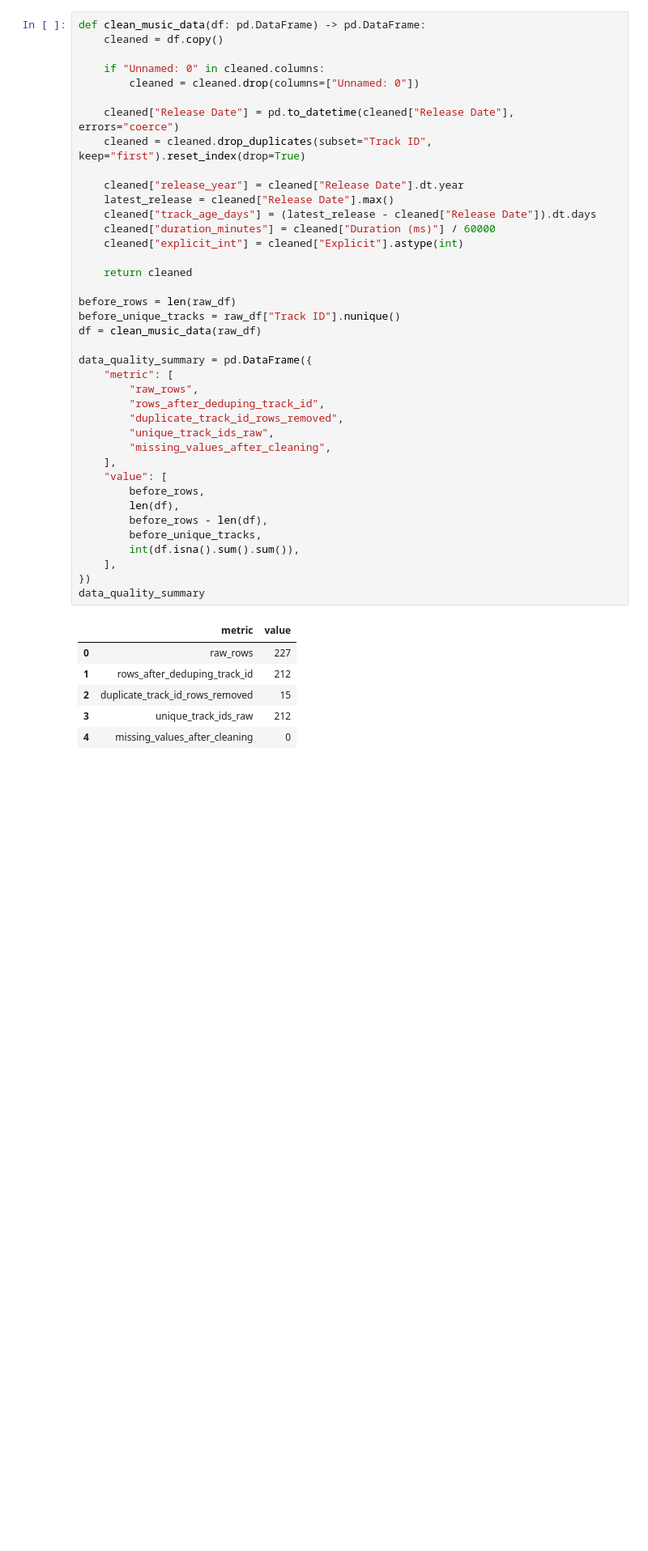
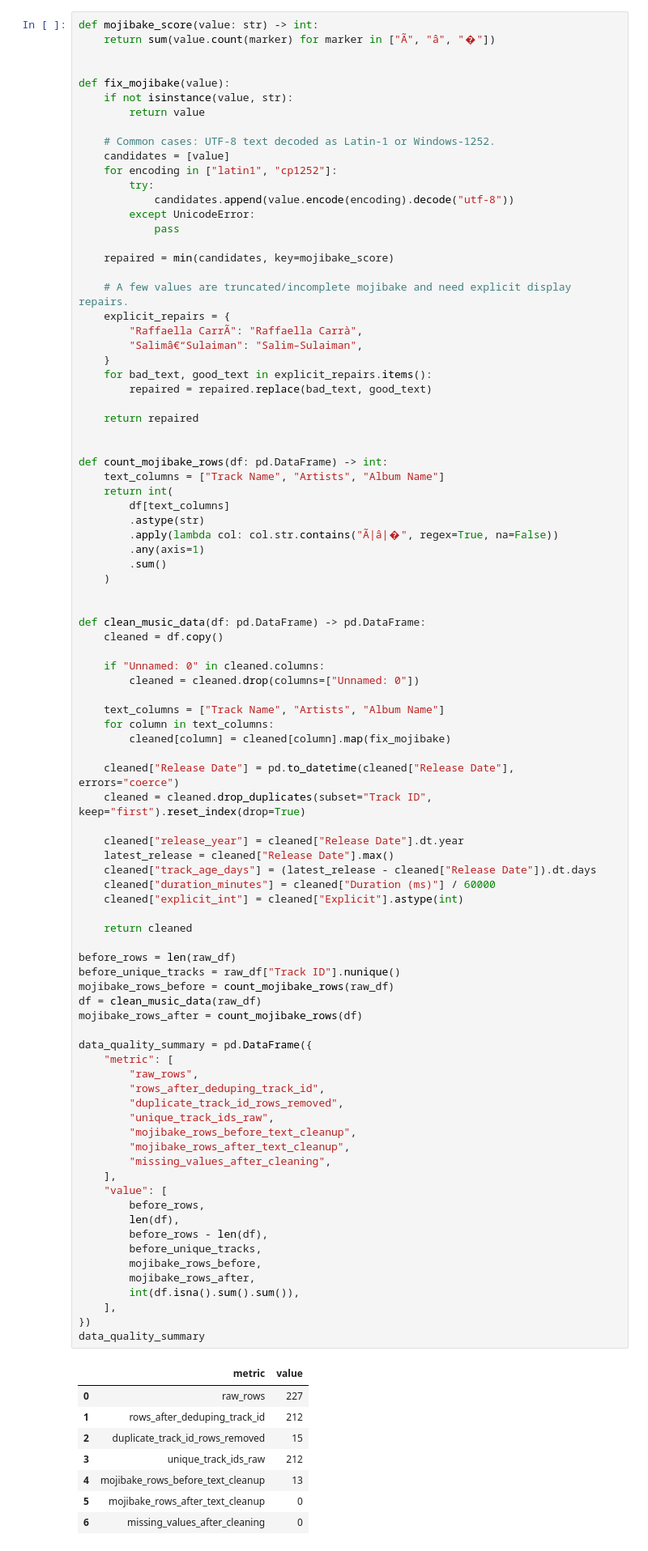
Before and after one commit to LukeOpany/music_popularity, a Jupyter notebook: music.ipynb, the cells around one changed output. Shown at 81% size. Cells and saved outputs as stored; diff of their text form; blank space fills up the shorter version.

Commit message:
clean mojibake text fields in music notebook

```diff
--- a/music.ipynb
+++ b/music.ipynb
@@ -46,9 +46,53 @@ The raw file includes an index-like `Unnamed: 0` column, duplicate Spotify `Trac
 # %%
+def mojibake_score(value: str) -> int:
+    return sum(value.count(marker) for marker in ["Ã", "â", "�"])
+
+
+def fix_mojibake(value):
+    if not isinstance(value, str):
+        return value
+
+    # Common cases: UTF-8 text decoded as Latin-1 or Windows-1252.
+    candidates = [value]
+    for encoding in ["latin1", "cp1252"]:
+        try:
+            candidates.append(value.encode(encoding).decode("utf-8"))
+        except UnicodeError:
+            pass
+
+    repaired = min(candidates, key=mojibake_score)
+
+    # A few values are truncated/incomplete mojibake and need explicit display repairs.
+    explicit_repairs = {
+        "Raffaella CarrÃ": "Raffaella Carrà",
+        "Salimâ€“Sulaiman": "Salim–Sulaiman",
+    }
+    for bad_text, good_text in explicit_repairs.items():
+        repaired = repaired.replace(bad_text, good_text)
+
+    return repaired
+
+
+def count_mojibake_rows(df: pd.DataFrame) -> int:
+    text_columns = ["Track Name", "Artists", "Album Name"]
+    return int(
+        df[text_columns]
+        .astype(str)
+        .apply(lambda col: col.str.contains("Ã|â|�", regex=True, na=False))
+        .any(axis=1)
+        .sum()
+    )
+
+
 def clean_music_data(df: pd.DataFrame) -> pd.DataFrame:
     cleaned = df.copy()
 
     if "Unnamed: 0" in cleaned.columns:
         cleaned = cleaned.drop(columns=["Unnamed: 0"])
+
+    text_columns = ["Track Name", "Artists", "Album Name"]
+    for column in text_columns:
+        cleaned[column] = cleaned[column].map(fix_mojibake)
 
     cleaned["Release Date"] = pd.to_datetime(cleaned["Release Date"], errors="coerce")
     cleaned = cleaned.drop_duplicates(subset="Track ID", keep="first").reset_index(drop=True)
@@ -61,31 +105,39 @@ def clean_music_data(df: pd.DataFrame) -> pd.DataFrame:
 
     return cleaned
 
 before_rows = len(raw_df)
 before_unique_tracks = raw_df["Track ID"].nunique()
+mojibake_rows_before = count_mojibake_rows(raw_df)
 df = clean_music_data(raw_df)
+mojibake_rows_after = count_mojibake_rows(df)
 
 data_quality_summary = pd.DataFrame({
     "metric": [
         "raw_rows",
         "rows_after_deduping_track_id",
         "duplicate_track_id_rows_removed",
         "unique_track_ids_raw",
+        "mojibake_rows_before_text_cleanup",
+        "mojibake_rows_after_text_cleanup",
         "missing_values_after_cleaning",
     ],
     "value": [
         before_rows,
         len(df),
         before_rows - len(df),
         before_unique_tracks,
+        mojibake_rows_before,
+        mojibake_rows_after,
         int(df.isna().sum().sum()),
     ],
 })
 data_quality_summary
 # %% [output]
 |  | metric | value |
 | 0 | raw_rows | 227 |
 | 1 | rows_after_deduping_track_id | 212 |
 | 2 | duplicate_track_id_rows_removed | 15 |
 | 3 | unique_track_ids_raw | 212 |
-| 4 | missing_values_after_cleaning | 0 |
+| 4 | mojibake_rows_before_text_cleanup | 13 |
+| 5 | mojibake_rows_after_text_cleanup | 0 |
+| 6 | missing_values_after_cleaning | 0 |
```
Also changed, not shown: parts of 3 cells of this notebook.
